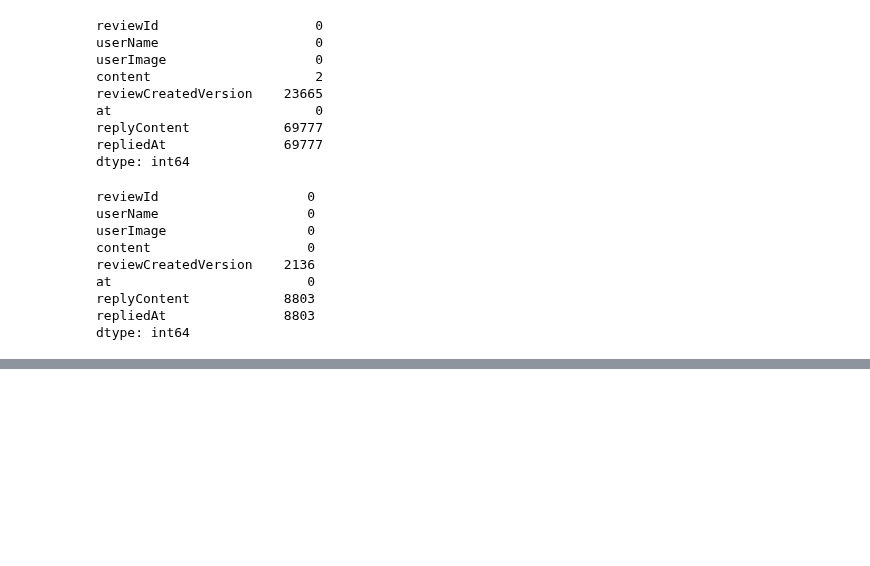
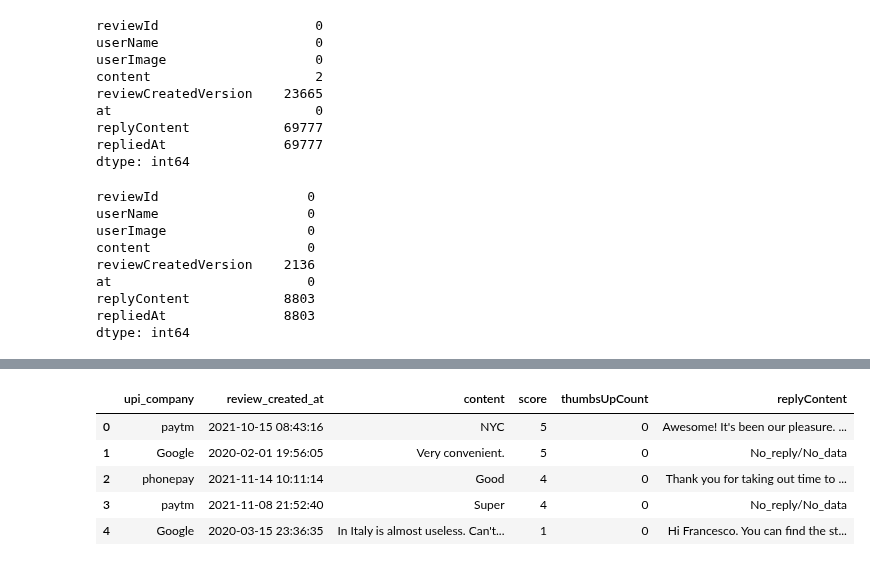
Before and after one commit to everydaycodings/Data-Science-End-To-End-Notebook-Project, a Jupyter notebook: UPI_Payment_Apps_review.ipynb, the cells around one changed output, grey strips where cells are left out. Drawn from its saved outputs; the diff is of its cells as text; code cells hidden in the pictures; blank space fills up the shorter version.

```diff
--- a/UPI_Payment_Apps_review.ipynb
+++ b/UPI_Payment_Apps_review.ipynb
@@ -161,0 +181,10 @@ google_data.head()
+# %%
+data = data.sample(frac=1).reset_index(drop=True)
+data.head()
+# %% [output]
+|  | upi_company | review_created_at | content | score | thumbsUpCount | replyContent |
+| 0 | paytm | 2021-10-15 08:43:16 | NYC | 5 | 0 | Awesome! It's been our pleasure. ... |
+| 1 | Google | 2020-02-01 19:56:05 | Very convenient. | 5 | 0 | No_reply/No_data |
+| 2 | phonepay | 2021-11-14 10:11:14 | Good | 4 | 0 | Thank you for taking out time to ... |
+| 3 | paytm | 2021-11-08 21:52:40 | Super | 4 | 0 | No_reply/No_data |
+| 4 | Google | 2020-03-15 23:36:35 | In Italy is almost useless. Can't... | 1 | 0 | Hi Francesco. You can find the st... |
```
Also changed, not shown: parts of 5 cells of this notebook.
